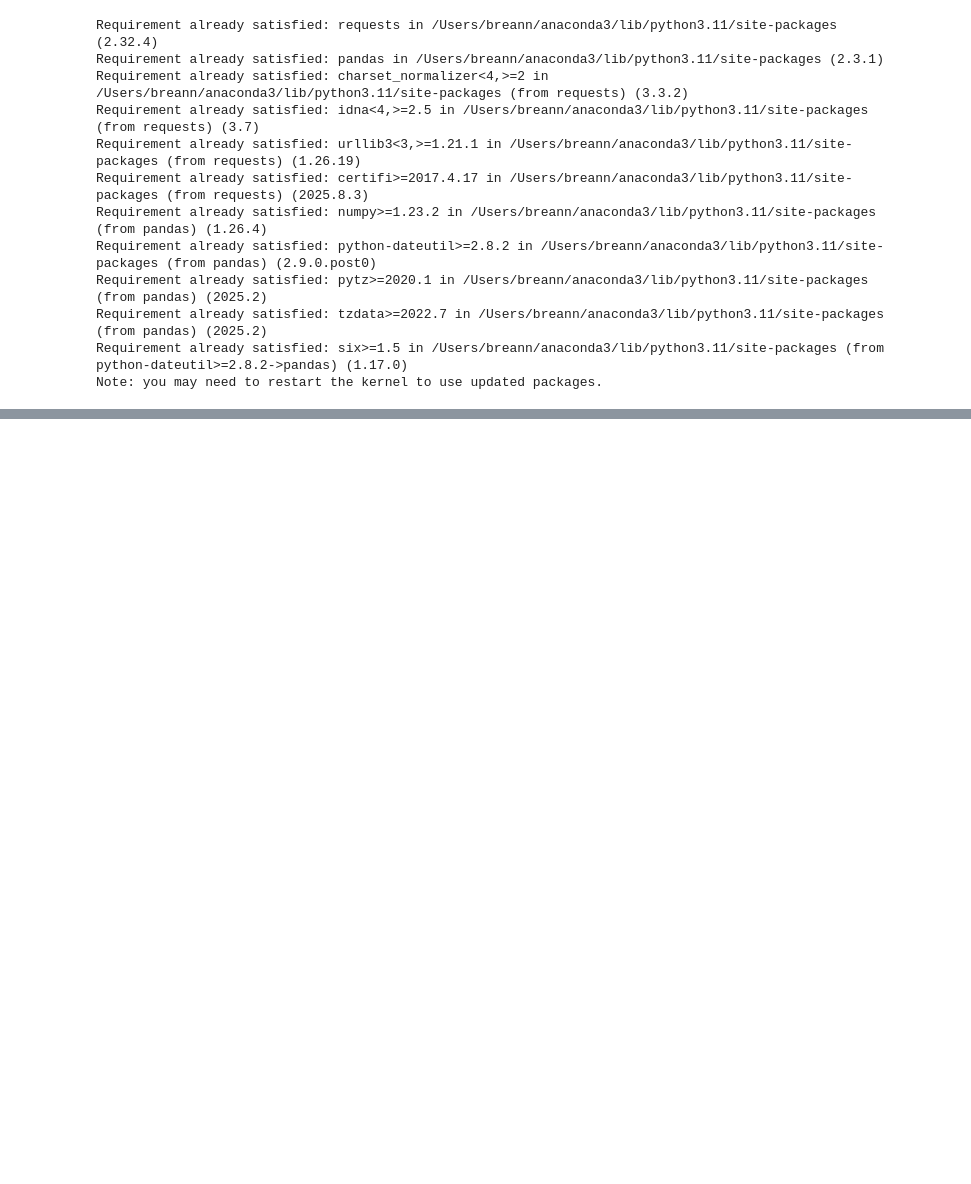
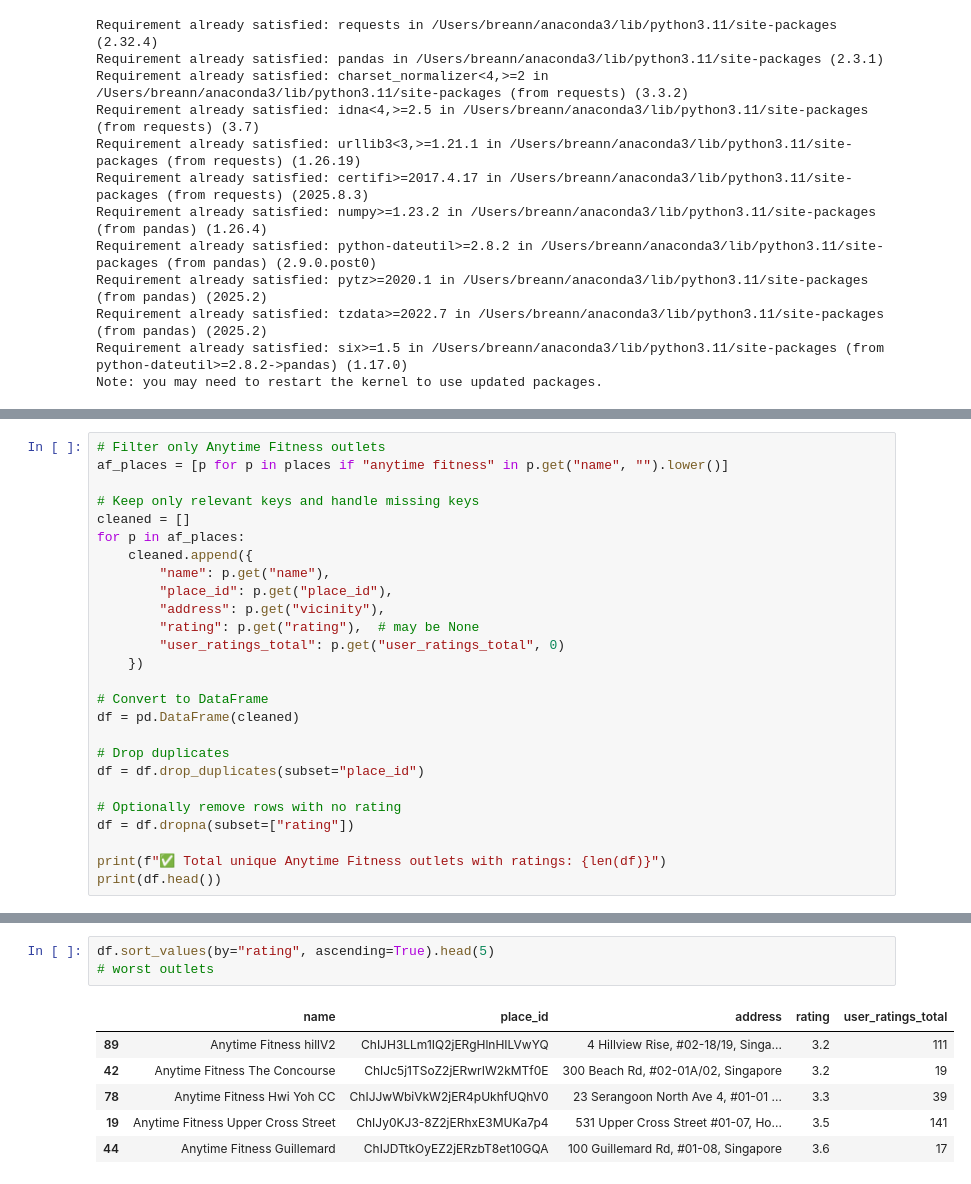
Before and after one commit to breann0ng/IS434-Anytime-Fitness, a Jupyter notebook: Google Reviews/IS434-GoogleReview.ipynb, the cells around one changed output, grey strips where cells are left out. Cells and saved outputs as stored; diff of their text form; blank space fills up the shorter version.

```diff
--- a/Google Reviews/IS434-GoogleReview.ipynb
+++ b/Google Reviews/IS434-GoogleReview.ipynb
@@ -33,0 +140,26 @@ import time
+# %%
+# Filter only Anytime Fitness outlets
+af_places = [p for p in places if "anytime fitness" in p.get("name", "").lower()]
+
+# Keep only relevant keys and handle missing keys
+cleaned = []
+for p in af_places:
+    cleaned.append({
+        "name": p.get("name"),
+        "place_id": p.get("place_id"),
+        "address": p.get("vicinity"),
+        "rating": p.get("rating"),  # may be None
+        "user_ratings_total": p.get("user_ratings_total", 0)
+    })
+
+# Convert to DataFrame
+df = pd.DataFrame(cleaned)
+
+# Drop duplicates
+df = df.drop_duplicates(subset="place_id")
+
+# Optionally remove rows with no rating
+df = df.dropna(subset=["rating"])
+
+print(f"✅ Total unique Anytime Fitness outlets with ratings: {len(df)}")
+print(df.head())
@@ -33,0 +184,10 @@ import time
+# %%
+df.sort_values(by="rating", ascending=True).head(5)
+# worst outlets
+# %% [output]
+|  | name | place_id | address | rating | user_ratings_total |
+| 89 | Anytime Fitness hillV2 | ChIJH3LLm1IQ2jERgHlnHILVwYQ | 4 Hillview Rise, #02-18/19, Singa... | 3.2 | 111 |
+| 42 | Anytime Fitness The Concourse | ChIJc5j1TSoZ2jERwrIW2kMTf0E | 300 Beach Rd, #02-01A/02, Singapore | 3.2 | 19 |
+| 78 | Anytime Fitness Hwi Yoh CC | ChIJJwWbiVkW2jER4pUkhfUQhV0 | 23 Serangoon North Ave 4, #01-01 ... | 3.3 | 39 |
+| 19 | Anytime Fitness Upper Cross Street | ChIJy0KJ3-8Z2jERhxE3MUKa7p4 | 531 Upper Cross Street #01-07, Ho... | 3.5 | 141 |
+| 44 | Anytime Fitness Guillemard | ChIJDTtkOyEZ2jERzbT8et10GQA | 100 Guillemard Rd, #01-08, Singapore | 3.6 | 17 |
```
Also changed, not shown: parts of 33 cells of this notebook, 1 other file.
